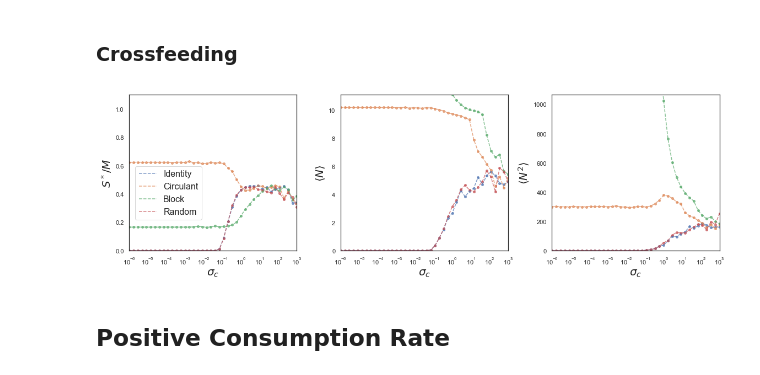
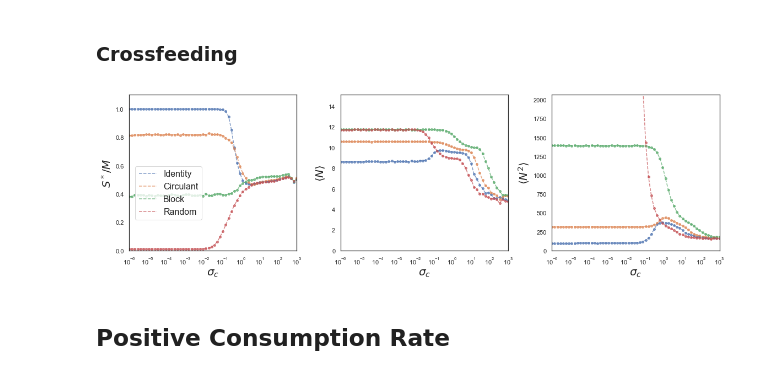
Before and after one commit to Emergent-Behaviors-in-Biology/typical-random-ecosystems, a Jupyter notebook: Plot_paper.ipynb, the cells around one changed output. Saved outputs shown, nothing was run; the diff lists cells and outputs as text; code cells hidden in the pictures.

Commit message:
update figures

```diff
--- a/Plot_paper.ipynb
+++ b/Plot_paper.ipynb
@@ -353,10 +353,10 @@ fig.savefig(fig_name, dpi=300, transparent=True)
 # %% [markdown]
 ### Crossfeeding
 # %%
-Identity = pd.read_csv('Data/Community_gaussian_diag_crossfeeding_ODE_log.csv')
-Null = pd.read_csv('Data/Community_gaussian_null_crossfeeding_ODE_log.csv')
-Block = pd.read_csv('Data/Community_gaussian_block_crossfeeding_ODE_log.csv')
-Circulant = pd.read_csv('Data/Community_gaussian_circulant_crossfeeding_ODE_log.csv')
+Identity = pd.read_csv('Data/Community_gaussian_identity_crossfeeding_CVXOPT_log_v1.csv')
+Null = pd.read_csv('Data/Community_gaussian_null_crossfeeding_CVXOPT_log_v1.csv')
+Block = pd.read_csv('Data/Community_gaussian_block_crossfeeding_CVXOPT_log_v1.csv')
+Circulant = pd.read_csv('Data/Community_gaussian_circulant_crossfeeding_CVXOPT_log_v1.csv')
 Data=[Identity,Circulant, Block, Null]
 Legend = ["Identity", "Circulant", "Block", "Random"]
 fig, axs = plt.subplots(1, 3)
@@ -365,37 +365,37 @@ for i in range(3):
     ax =axs[i]
     ax.set_xlim([10**(-6), 10**(3)])
     ax.set_xlabel(r'$\sigma_c$',fontsize=20)
     ax.set_xscale('log')
     for j in range(4):
         data=Data[j]
-        data =data[data['mu'] == 0.0]
+        data =data[data['mu'] == 1.0]
         if i==0:
             ax.plot(data['epsilon'],data['phi_N'],linestyle='dashed', alpha=0.7, label=Legend[j])
             ax.scatter(data['epsilon'], data['phi_N'], alpha=0.7, label='_nolegend_', s=15)
             ax.set_ylim([0, 1.1])
             ax.set_ylabel(r'$S^*/M$',fontsize=20)
             #ax.set_title(r'Self-renewing dynamics',fontsize=15)
             ax.legend(loc='lower left',bbox_to_anchor=(0.01, 0.17, 0.6, 0.6),prop={'size':16})
         if i==1:
             ax.plot(data['epsilon'],data['mean_N'],linestyle='dashed', alpha=0.7, label=Legend[j])
             ax.scatter(data['epsilon'], data['mean_N'], alpha=0.7, label='_nolegend_', s=15)
-            ax.set_ylim([0, 11.1])
+            ax.set_ylim([0, 15.1])
             ax.set_ylabel(r'$\left<N\right>$',fontsize=20)
             #ax.set_title(r'Self-renewing dynamics',fontsize=15)
             #ax.legend(loc='lower left',bbox_to_anchor=(0.01, 0.17, 0.6, 0.6))
         if i==2:
             ax.plot(data['epsilon'],data['q_N'],linestyle='dashed', alpha=0.7, label=Legend[j])
             ax.scatter(data['epsilon'], data['q_N'], alpha=0.7, label='_nolegend_', s=15)
-            ax.set_ylim([0, 1065.1])
+            ax.set_ylim([0, 2065.1])
             ax.set_ylabel(r'$\left<N^2\right>$',fontsize=20)
             #ax.set_title(r'Self-renewing dynamics',fontsize=15)
             #ax.legend(loc='lower left',bbox_to_anchor=(0.01, 0.17, 0.6, 0.6))
 fig.set_size_inches(16, 5)
 fig.tight_layout()
 fig_name='community_properties_crossfeeding.pdf'
 fig.savefig(fig_name, dpi=300, transparent=True)
 # %% [output]
-[figure, old version]
+[figure, new version]
 # %% [markdown]
 ## Positive Consumption Rate
 # %% [markdown]
```
